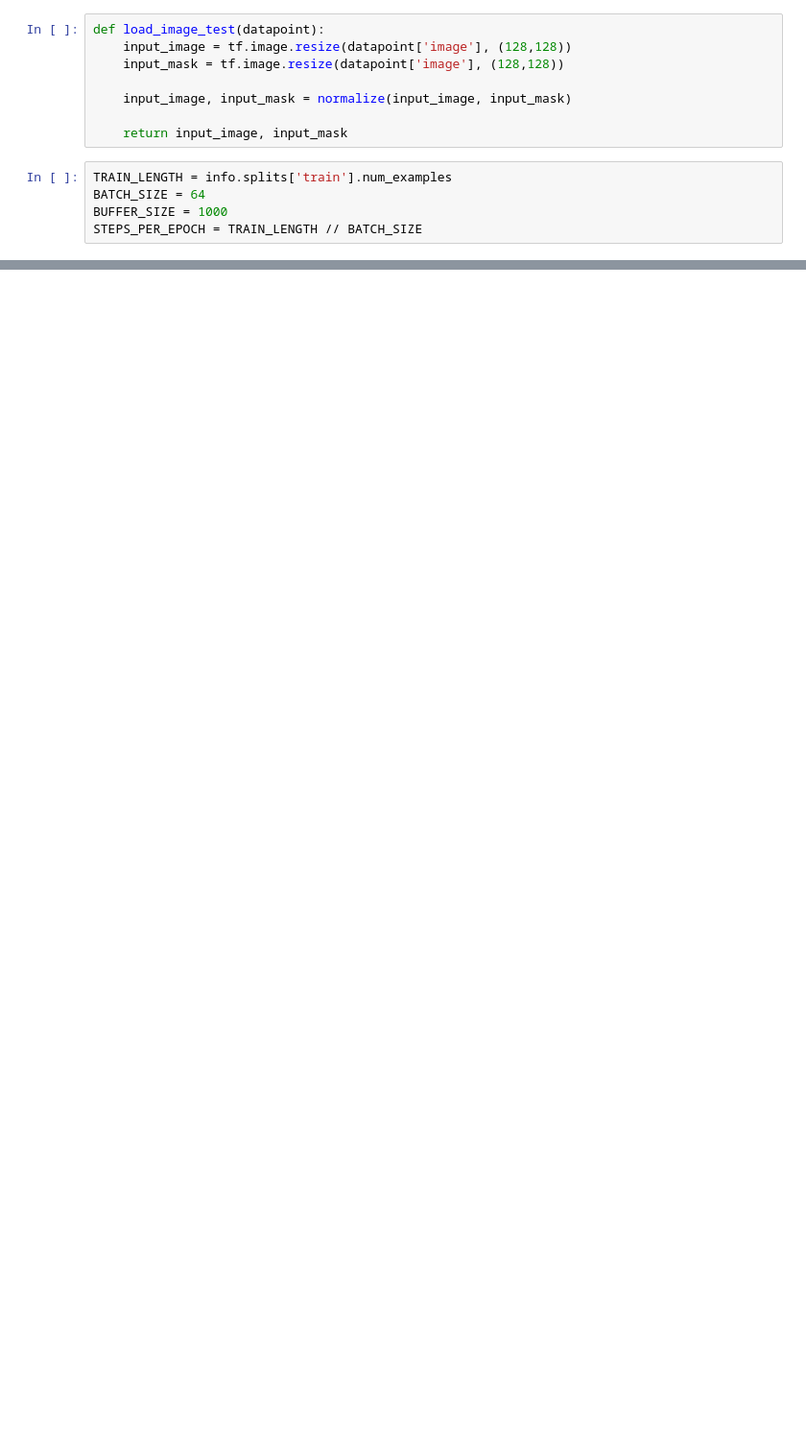
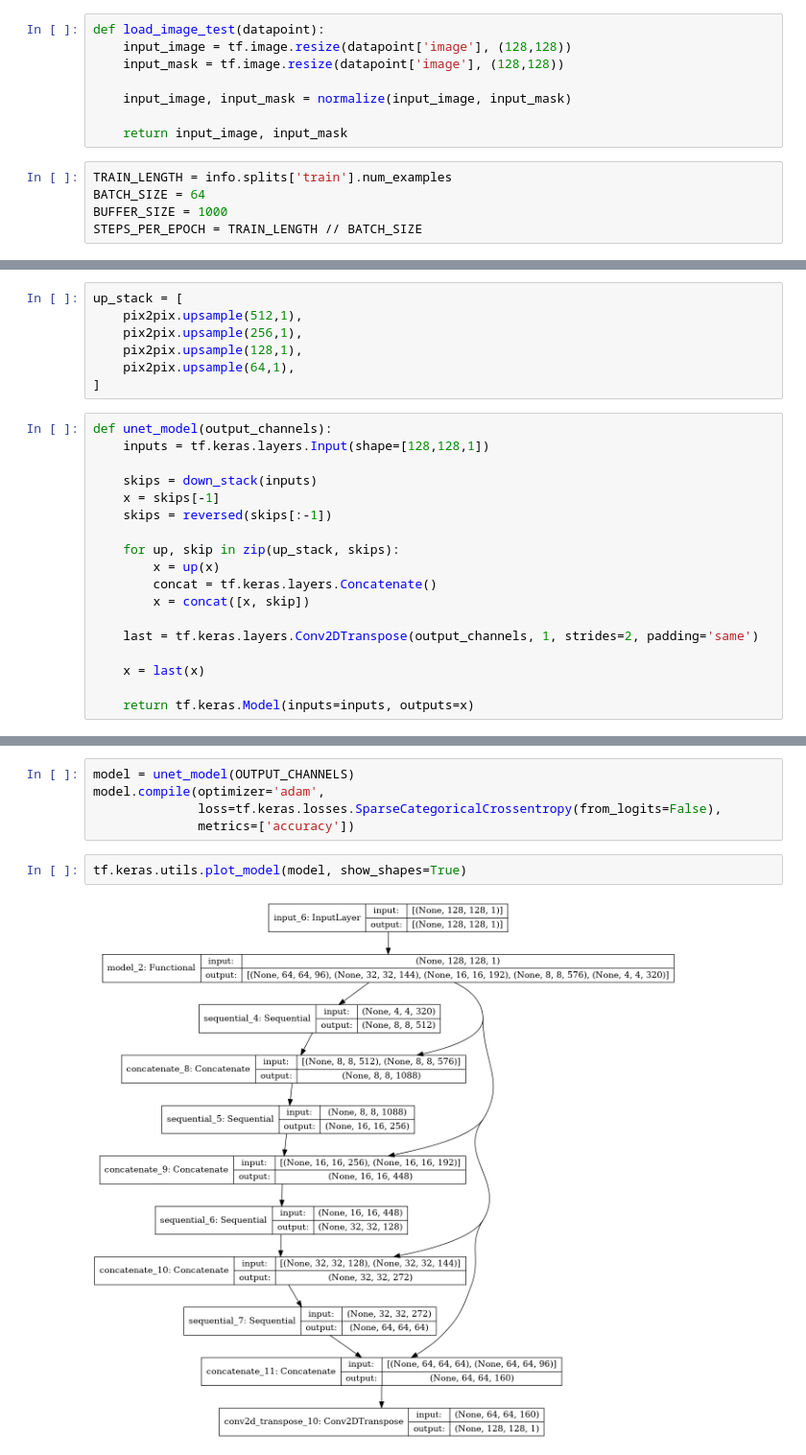
Before and after one commit to ryanhantruong/cbis-ddsm-classifier, a Jupyter notebook: Segmentation_v1.ipynb, the cells around one changed output, grey strips where cells are left out. Shown: that part at 96% size. Drawn from its saved outputs; the diff is of its cells as text; blank space fills up the shorter version.

```diff
--- a/Segmentation_v1.ipynb
+++ b/Segmentation_v1.ipynb
@@ -68,0 +170,25 @@ ds_train
+# %%
+up_stack = [
+    pix2pix.upsample(512,1),
+    pix2pix.upsample(256,1),
+    pix2pix.upsample(128,1),
+    pix2pix.upsample(64,1),
+]
+# %%
+def unet_model(output_channels):
+    inputs = tf.keras.layers.Input(shape=[128,128,1])
+
+    skips = down_stack(inputs)
+    x = skips[-1]
+    skips = reversed(skips[:-1])
+
+    for up, skip in zip(up_stack, skips):
+        x = up(x)
+        concat = tf.keras.layers.Concatenate()
+        x = concat([x, skip])
+
+    last = tf.keras.layers.Conv2DTranspose(output_channels, 1, strides=2, padding='same')
+
+    x = last(x)
+
+    return tf.keras.Model(inputs=inputs, outputs=x)
@@ -68,0 +197,9 @@ ds_train
+# %%
+model = unet_model(OUTPUT_CHANNELS)
+model.compile(optimizer='adam',
+              loss=tf.keras.losses.SparseCategoricalCrossentropy(from_logits=False),
+              metrics=['accuracy'])
+# %%
+tf.keras.utils.plot_model(model, show_shapes=True)
+# %% [output]
+[figure, added]
```
Also changed, not shown: parts of 25 cells of this notebook, 1 other file.
